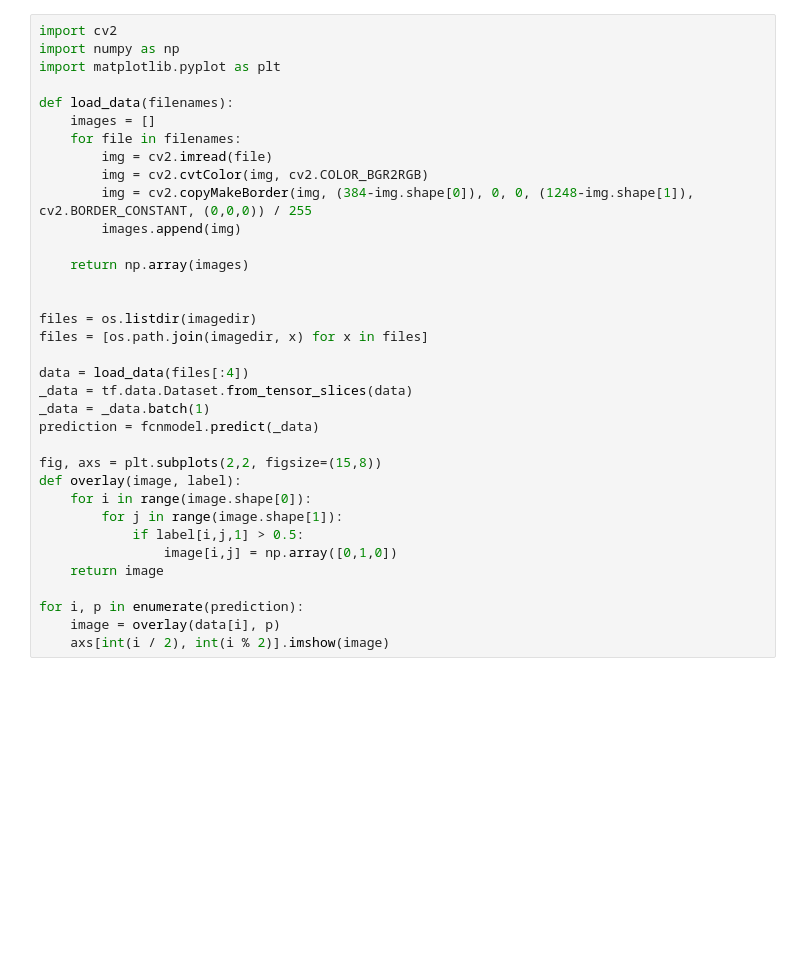
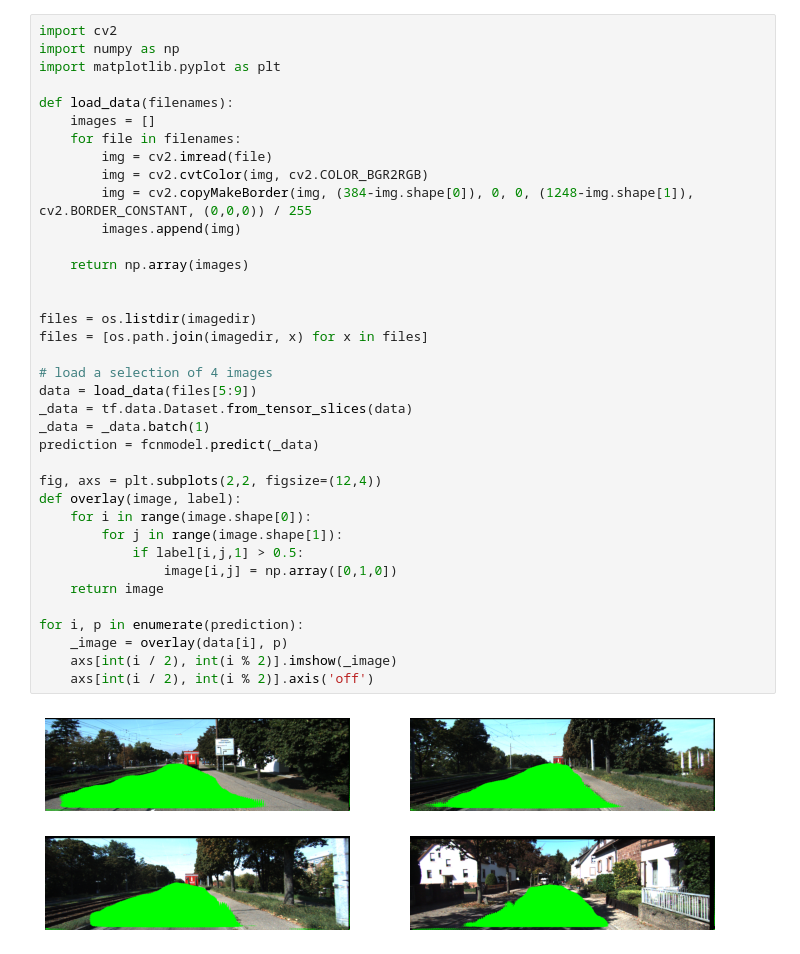
Before and after one commit to robjmenna/RBE595AI_Final, a Jupyter notebook: inference.ipynb, the cells around one changed output. Saved outputs shown, nothing was run; the diff lists cells and outputs as text; blank space fills up the shorter version.

```diff
--- a/inference.ipynb
+++ b/inference.ipynb
@@ -12,34 +21,38 @@ fcnmodel = tf.keras.models.load_model(fcndir)
 import cv2
 import numpy as np
 import matplotlib.pyplot as plt
 
 def load_data(filenames):
     images = []
     for file in filenames:
         img = cv2.imread(file)
         img = cv2.cvtColor(img, cv2.COLOR_BGR2RGB)
         img = cv2.copyMakeBorder(img, (384-img.shape[0]), 0, 0, (1248-img.shape[1]), cv2.BORDER_CONSTANT, (0,0,0)) / 255
         images.append(img)
 
     return np.array(images)
 
 
 files = os.listdir(imagedir)
 files = [os.path.join(imagedir, x) for x in files]
 
-data = load_data(files[:4])
+# load a selection of 4 images
+data = load_data(files[5:9])
 _data = tf.data.Dataset.from_tensor_slices(data)
 _data = _data.batch(1)
 prediction = fcnmodel.predict(_data)
 
-fig, axs = plt.subplots(2,2, figsize=(15,8))
+fig, axs = plt.subplots(2,2, figsize=(12,4))
 def overlay(image, label):
     for i in range(image.shape[0]):
         for j in range(image.shape[1]):
             if label[i,j,1] > 0.5:
                 image[i,j] = np.array([0,1,0])
     return image
 
 for i, p in enumerate(prediction):
-    image = overlay(data[i], p)
-    axs[int(i / 2), int(i % 2)].imshow(image)
+    _image = overlay(data[i], p)
+    axs[int(i / 2), int(i % 2)].imshow(_image)
+    axs[int(i / 2), int(i % 2)].axis('off')
+# %% [output]
+[figure, added]
```
Also changed, not shown: parts of 6 cells of this notebook.
